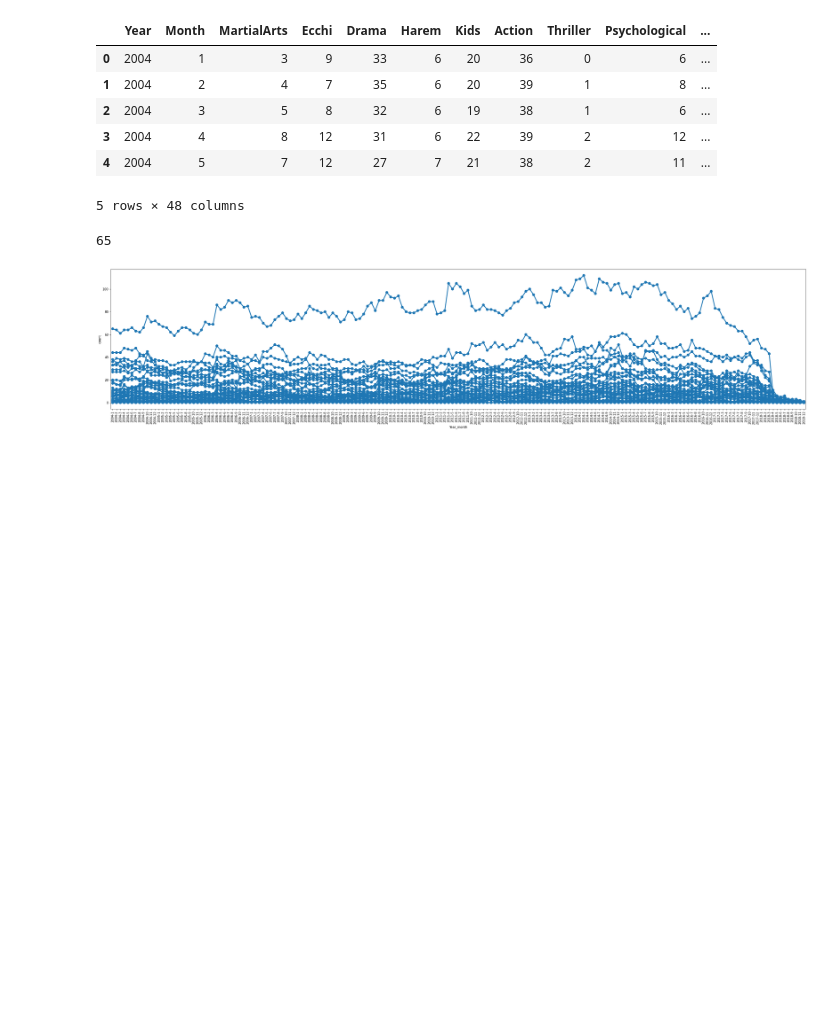
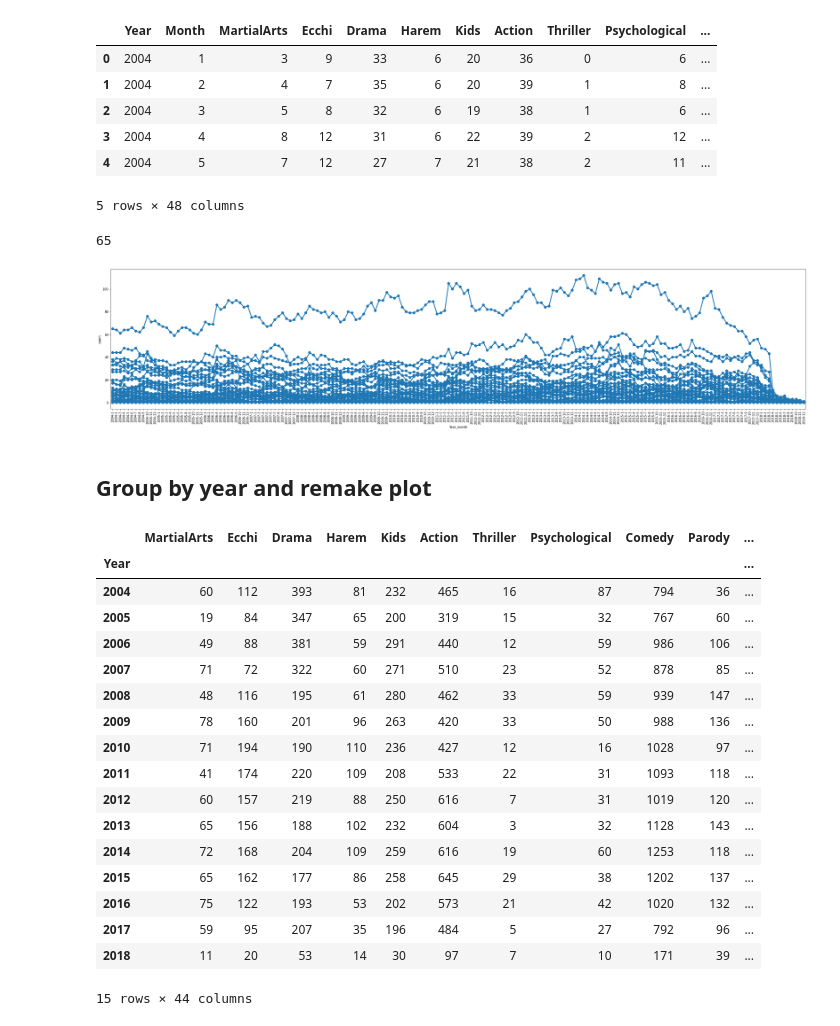
Before and after one commit to yjuw/MAL_analysis, a Jupyter notebook: Google_Trends_Anime/transform_and_preprocess_google_trends.ipynb, the cells around one changed output. Saved outputs shown, nothing was run; the diff lists cells and outputs as text; code cells hidden in the pictures; blank space fills up the shorter version.

```diff
--- a/Google_Trends_Anime/transform_and_preprocess_google_trends.ipynb
+++ b/Google_Trends_Anime/transform_and_preprocess_google_trends.ipynb
@@ -210,3 +210,5 @@ plt.ylabel("count")
 plt.xticks(rotation=90);
 # %% [output]
 [figure]
+# %% [markdown]
+## Group by year and remake plot
@@ -212,0 +217,21 @@ plt.xticks(rotation=90);
+# %%
+genre_year.sum()
+# %% [output]
+|  | MartialArts | Ecchi | Drama | Harem | Kids | Action | Thriller | Psychological | Comedy | Parody | ... |
+| Year |  |  |  |  |  |  |  |  |  |  | ... |
+| 2004 | 60 | 112 | 393 | 81 | 232 | 465 | 16 | 87 | 794 | 36 | ... |
+| 2005 | 19 | 84 | 347 | 65 | 200 | 319 | 15 | 32 | 767 | 60 | ... |
+| 2006 | 49 | 88 | 381 | 59 | 291 | 440 | 12 | 59 | 986 | 106 | ... |
+| 2007 | 71 | 72 | 322 | 60 | 271 | 510 | 23 | 52 | 878 | 85 | ... |
+| 2008 | 48 | 116 | 195 | 61 | 280 | 462 | 33 | 59 | 939 | 147 | ... |
+| 2009 | 78 | 160 | 201 | 96 | 263 | 420 | 33 | 50 | 988 | 136 | ... |
+| 2010 | 71 | 194 | 190 | 110 | 236 | 427 | 12 | 16 | 1028 | 97 | ... |
+| 2011 | 41 | 174 | 220 | 109 | 208 | 533 | 22 | 31 | 1093 | 118 | ... |
+| 2012 | 60 | 157 | 219 | 88 | 250 | 616 | 7 | 31 | 1019 | 120 | ... |
+| 2013 | 65 | 156 | 188 | 102 | 232 | 604 | 3 | 32 | 1128 | 143 | ... |
+| 2014 | 72 | 168 | 204 | 109 | 259 | 616 | 19 | 60 | 1253 | 118 | ... |
+| 2015 | 65 | 162 | 177 | 86 | 258 | 645 | 29 | 38 | 1202 | 137 | ... |
+| 2016 | 75 | 122 | 193 | 53 | 202 | 573 | 21 | 42 | 1020 | 132 | ... |
+| 2017 | 59 | 95 | 207 | 35 | 196 | 484 | 5 | 27 | 792 | 96 | ... |
+| 2018 | 11 | 20 | 53 | 14 | 30 | 97 | 7 | 10 | 171 | 39 | ... |
+15 rows × 44 columns
```
Also changed, not shown: parts of 4 cells of this notebook.
